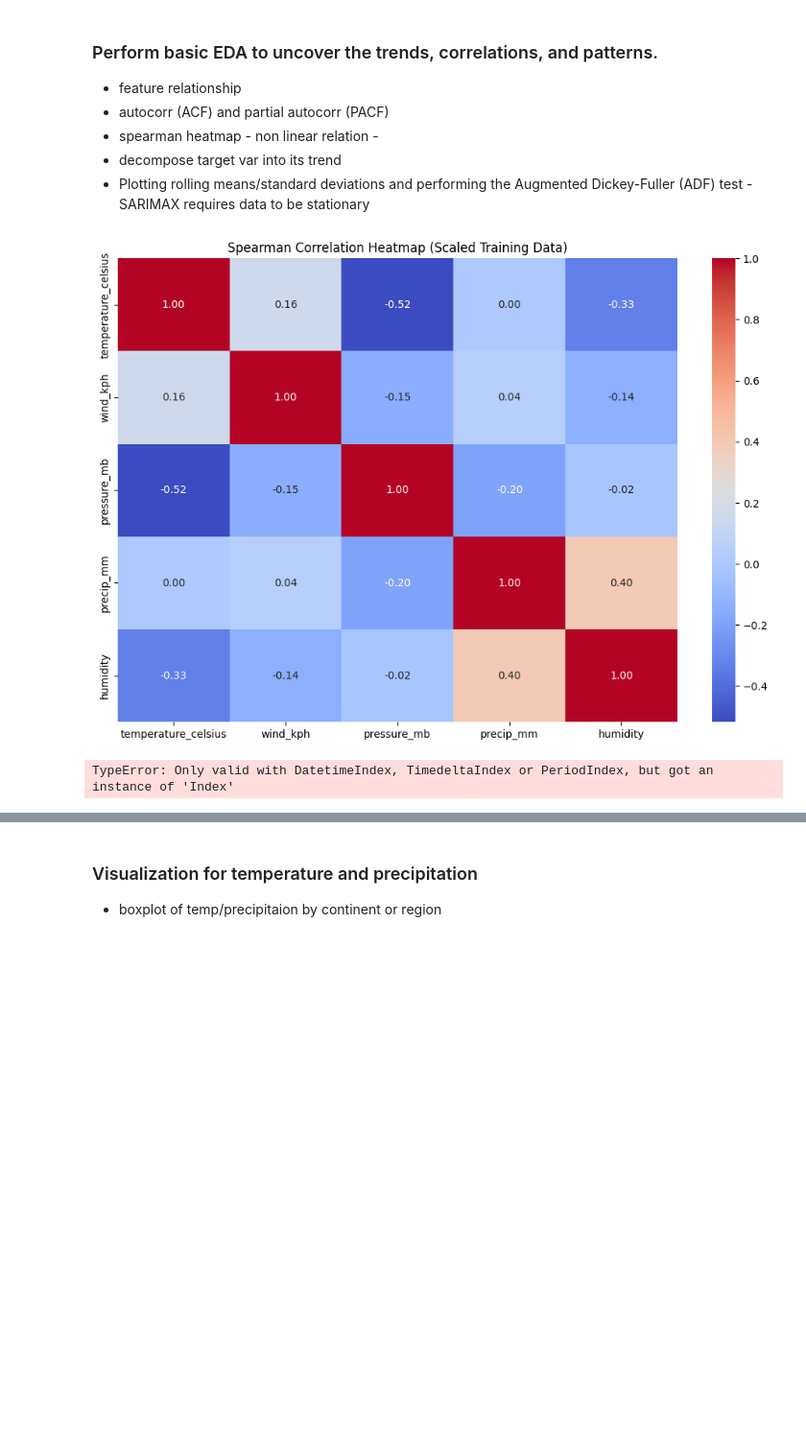
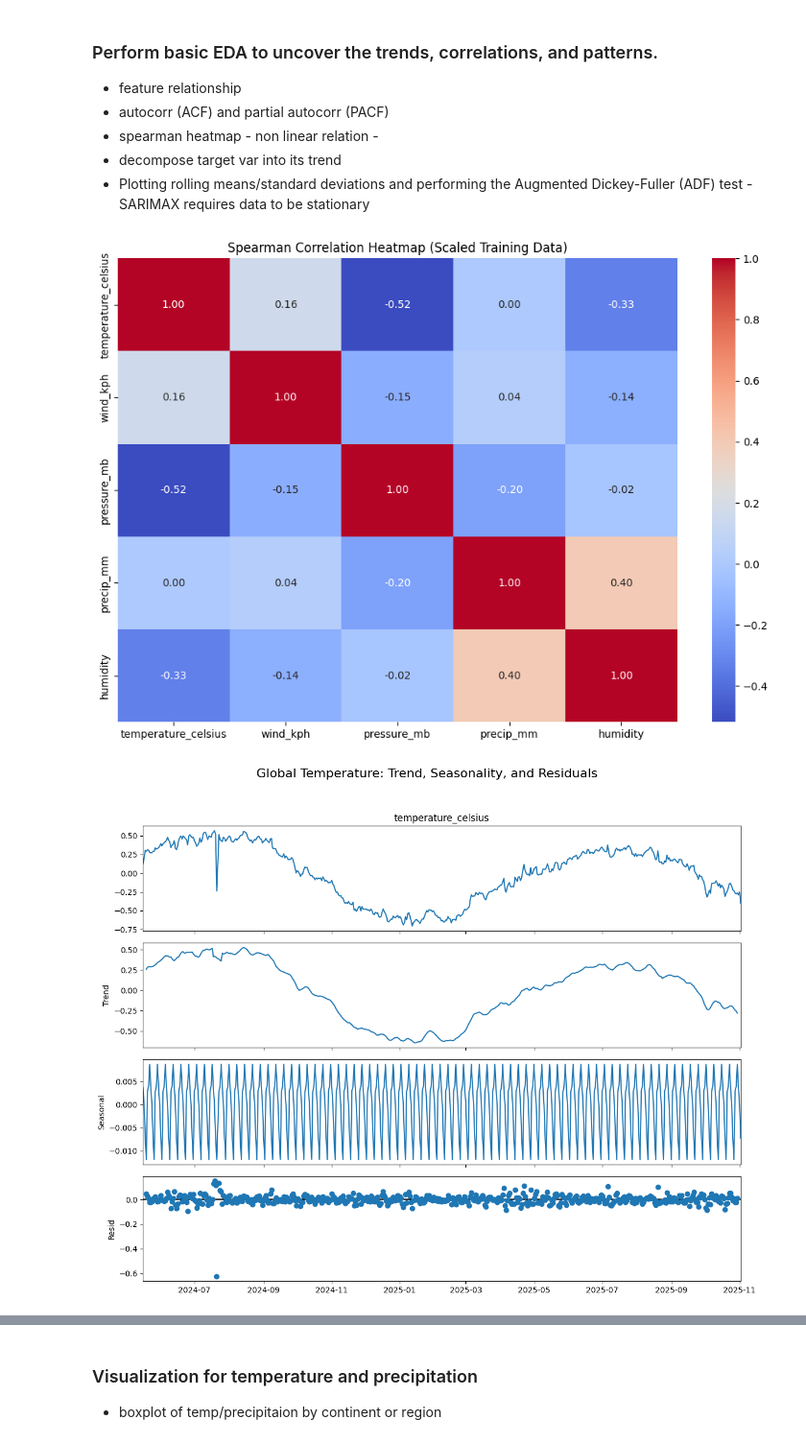
Before and after one commit to utidolas/PMAcceleratorData, a Jupyter notebook: model.ipynb, the cells around one changed output, grey strips where cells are left out. Shown at 96% size. Drawn from its saved outputs; the diff is of its cells as text; code cells hidden in the pictures; blank space fills up the shorter version.

```diff
--- a/model.ipynb
+++ b/model.ipynb
@@ -145,6 +169,10 @@ test_df = df.iloc[split_idx:].copy()
 # feat to scale
 cols_to_scale = ['temperature_celsius', 'wind_kph', 'pressure_mb', 'precip_mm', 'humidity']
 
+# log transform precip_mm before scaling (too skewed)
+train_df['precip_mm'] = np.log1p(train_df['precip_mm'])
+test_df['precip_mm'] = np.log1p(test_df['precip_mm'])
+
 # fit on train, transform on both
 scaler = StandardScaler()
 train_df[cols_to_scale] = scaler.fit_transform(train_df[cols_to_scale])
@@ -164,23 +192,37 @@ Split complete. Train set: 104002 rows | Test set: 26001 rows
 * Plotting rolling means/standard deviations and performing the Augmented Dickey-Fuller (ADF) test - SARIMAX requires data to be stationary
 # %%
 
-# 1. Heatmap for Feature Relationships
+# Heatmap for Feature Relationships
 plt.figure(figsize=(12, 8))
-# We use Spearman because some weather relationships are monotonic but not linear
+# spearman relation since weather relations are not linear
 correlation_matrix = train_df[cols_to_scale].corr(method='spearman')
 sns.heatmap(correlation_matrix, annot=True, cmap='coolwarm', fmt=".2f")
 plt.title("Spearman Correlation Heatmap (Scaled Training Data)")
 plt.show()
 
-# 2. Seasonal Decomposition (for a specific location or global average)
-# Let's look at the global average trend over time
-temp_series = train_df.set_index('last_updated')['temperature_celsius'].resample('D').mean()
-# Note: Period depends on your data frequency (e.g., 7 for weekly, 30 for monthly)
-decomposition = seasonal_decompose(temp_series.dropna(), model='additive', period=7)
+# ensure column is datetime
+train_df['last_updated'] = pd.to_datetime(train_df['last_updated'])
 
+# set index and cast to DatetimeIndex (prevent pandas indexing error)
+temp_series = train_df.set_index('last_updated')['temperature_celsius']
+temp_series.index = pd.DatetimeIndex(temp_series.index)
+
+# resample to daily mean and drop nans it could create
+daily_temp = temp_series.resample('D').mean().dropna()
+
+# Seasonal Decomposition
+# typically weekly or yearly seasonality for weather
+# stick with 7 for a short-term trend.
+
+
+decomposition = seasonal_decompose(daily_temp, model='additive', period=7)
+
+# plot
 fig = decomposition.plot()
 fig.set_size_inches(12, 10)
+plt.suptitle('Global Temperature: Trend, Seasonality, and Residuals', fontsize=16)
+plt.tight_layout(rect=[0, 0.03, 1, 0.95])
 plt.show()
 # %% [output]
 [figure]
-TypeError: Only valid with DatetimeIndex, TimedeltaIndex or PeriodIndex, but got an instance of 'Index'
+[figure, added]
```
Also changed, not shown: parts of 17 cells of this notebook, 6 other files.
